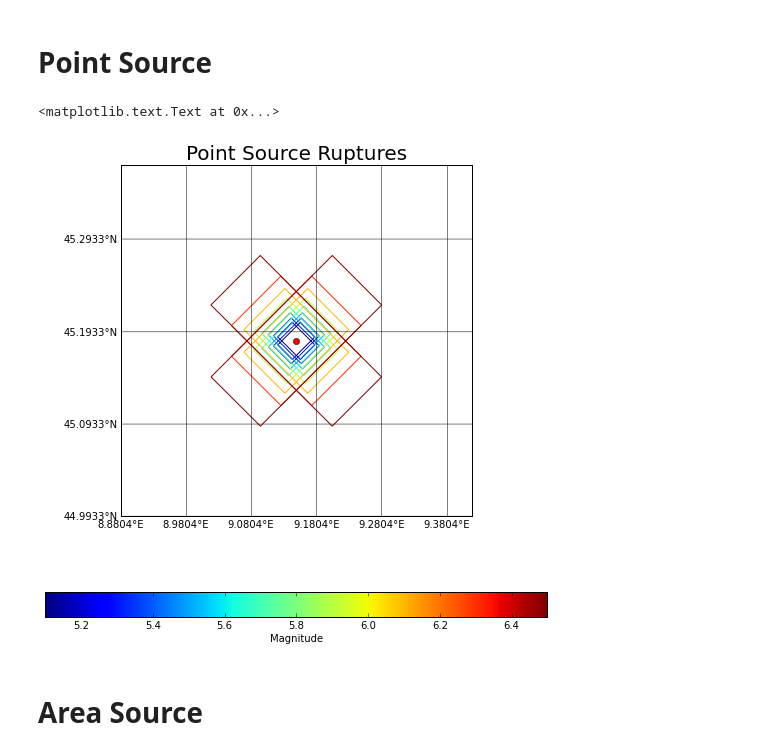
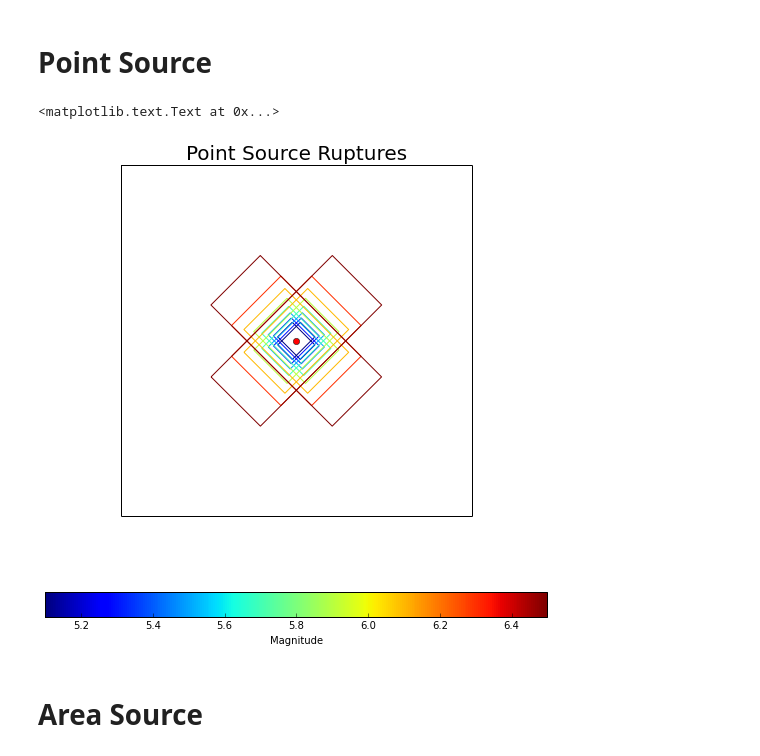
Before and after one commit to GEMScienceTools/notebooks, a Jupyter notebook: hazardlib/SeismicSources.ipynb, the cells around one changed output. Cells and saved outputs as stored; diff of their text form; code cells hidden in the pictures.

```diff
--- a/hazardlib/SeismicSources.ipynb
+++ b/hazardlib/SeismicSources.ipynb
@@ -131,25 +133,25 @@ for rup in src.iter_ruptures():
 # %%
 # plot rupturs. Color proportional to magnitude
 fig1 = pyplot.figure(figsize=(9, 9), dpi=160)
 
-m.drawparallels(numpy.arange(min_lat, max_lat, 0.1), labels=[True, False, False, True])
-m.drawmeridians(numpy.arange(min_lon, max_lon, 0.1), labels=[True, False, False, True])
+# m.drawparallels(numpy.arange(min_lat, max_lat, 0.1), labels=[True, False, False, True])
+# m.drawmeridians(numpy.arange(min_lon, max_lon, 0.1), labels=[True, False, False, True])
 m.drawcoastlines()
 m.drawcountries()
 
 x, y = m(src.location.longitude, src.location.latitude)
 m.plot(y, y, marker='o', color='red')
 
 bounds = collections.LineCollection(boundaries)
 bounds.set_array(numpy.array(mags))
 pyplot.gca().add_collection(bounds)
 
 cb = pyplot.colorbar(bounds, orientation='horizontal')
 cb.set_label('Magnitude')
 pyplot.title('Point Source Ruptures', fontsize=20)
 # %% [output]
 <matplotlib.text.Text at 0x...>
-[figure, old version]
+[figure, new version]
 # %% [markdown]
 # Area Source
 # %%
```
Also changed, not shown: parts of 5 cells of this notebook.
